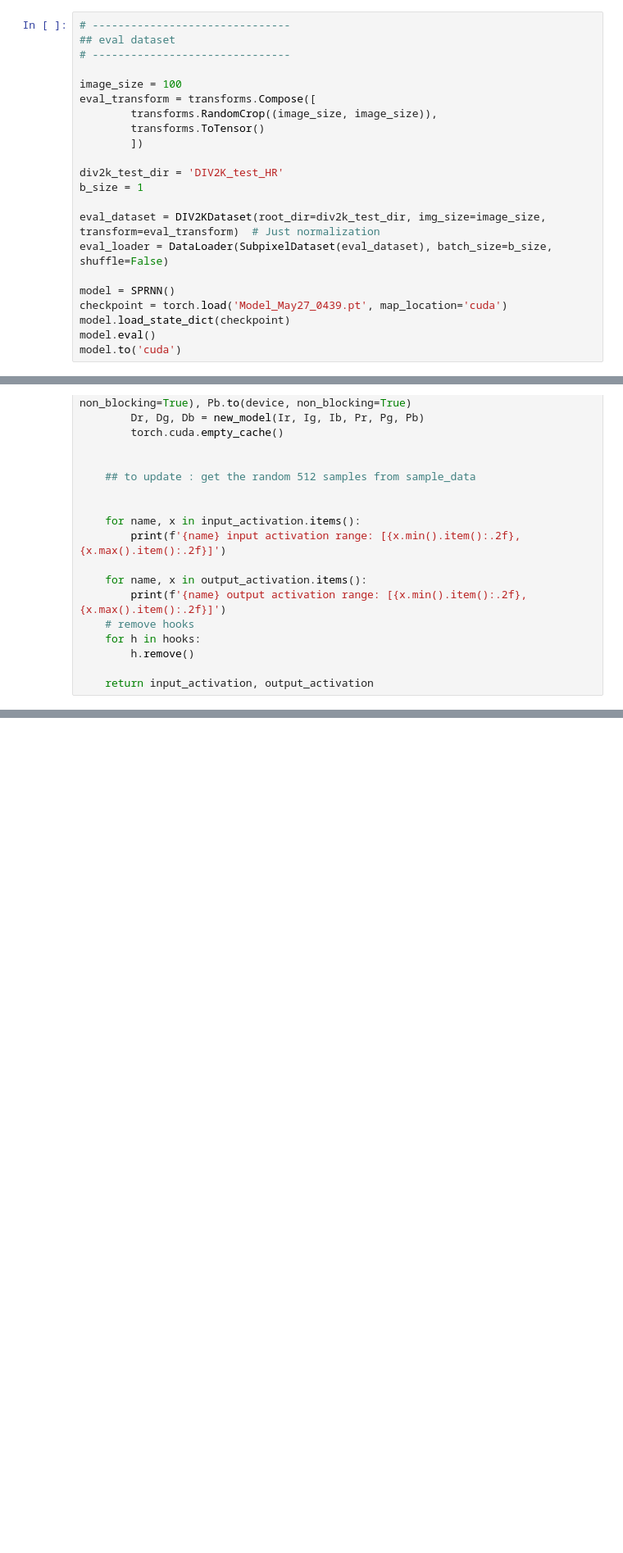
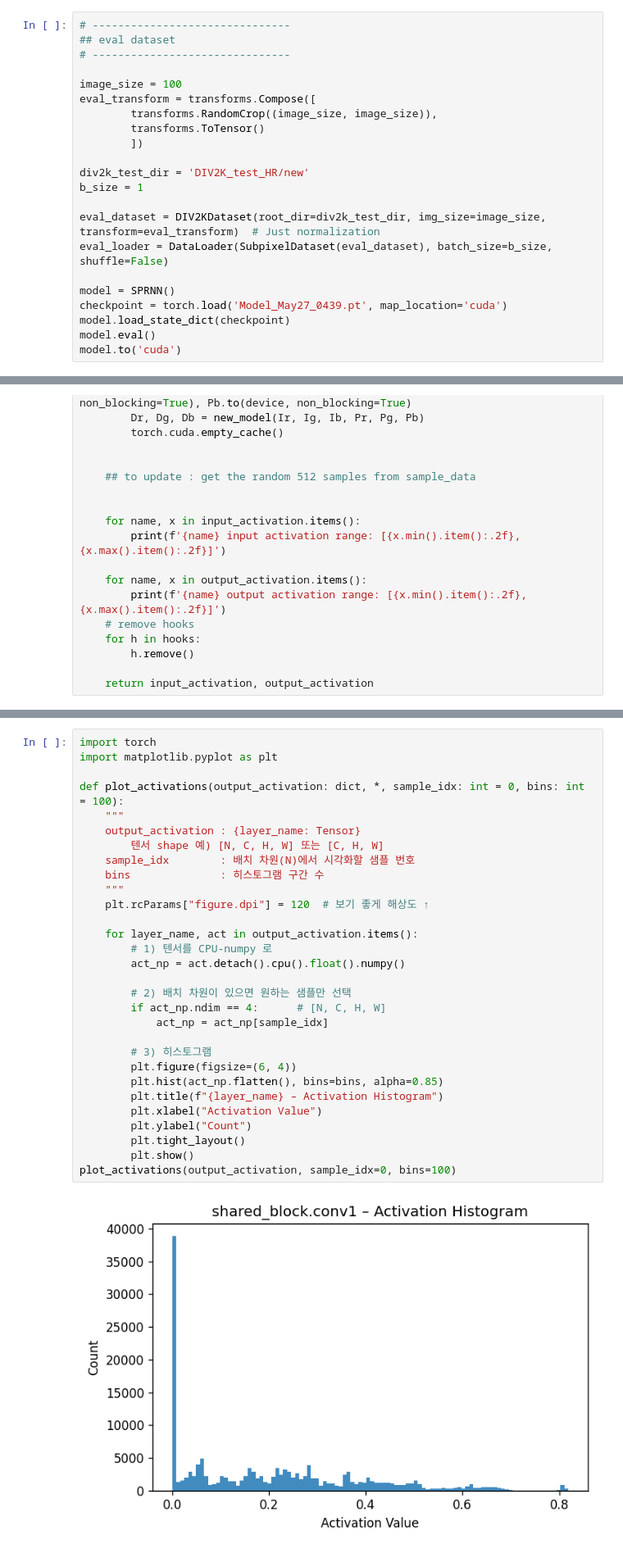
Before and after one commit to chae-sy/capstone_design, a Jupyter notebook: Verification/quantization.ipynb, the cells around one changed output, grey strips where cells are left out. Shown at 82% size. Drawn from its saved outputs; the diff is of its cells as text; blank space fills up the shorter version.

```diff
--- a/Verification/quantization.ipynb
+++ b/Verification/quantization.ipynb
@@ -241,7 +241,7 @@ eval_transform = transforms.Compose([
         transforms.ToTensor()
         ])
 
-div2k_test_dir = 'DIV2K_test_HR'
+div2k_test_dir = 'DIV2K_test_HR/new'
 b_size = 1
 
 eval_dataset = DIV2KDataset(root_dir=div2k_test_dir, img_size=image_size, transform=eval_transform)  # Just normalization
@@ -1308,0 +1309,32 @@ shared_block.maxpool_g output activation range: [0.00, 0.85]
+# %%
+import torch
+import matplotlib.pyplot as plt
+
+def plot_activations(output_activation: dict, *, sample_idx: int = 0, bins: int = 100):
+    """
+    output_activation : {layer_name: Tensor}
+        텐서 shape 예) [N, C, H, W] 또는 [C, H, W]
+    sample_idx        : 배치 차원(N)에서 시각화할 샘플 번호
+    bins              : 히스토그램 구간 수
+    """
+    plt.rcParams["figure.dpi"] = 120  # 보기 좋게 해상도 ↑
+
+    for layer_name, act in output_activation.items():
+        # 1) 텐서를 CPU-numpy 로
+        act_np = act.detach().cpu().float().numpy()
+
+        # 2) 배치 차원이 있으면 원하는 샘플만 선택
+        if act_np.ndim == 4:      # [N, C, H, W]
+            act_np = act_np[sample_idx]
+
+        # 3) 히스토그램
+        plt.figure(figsize=(6, 4))
+        plt.hist(act_np.flatten(), bins=bins, alpha=0.85)
+        plt.title(f"{layer_name} – Activation Histogram")
+        plt.xlabel("Activation Value")
+        plt.ylabel("Count")
+        plt.tight_layout()
+        plt.show()
+plot_activations(output_activation, sample_idx=0, bins=100)
+# %% [output]
+[figure, added]
```
Also changed, not shown: parts of 14 cells of this notebook, 28 other files.
